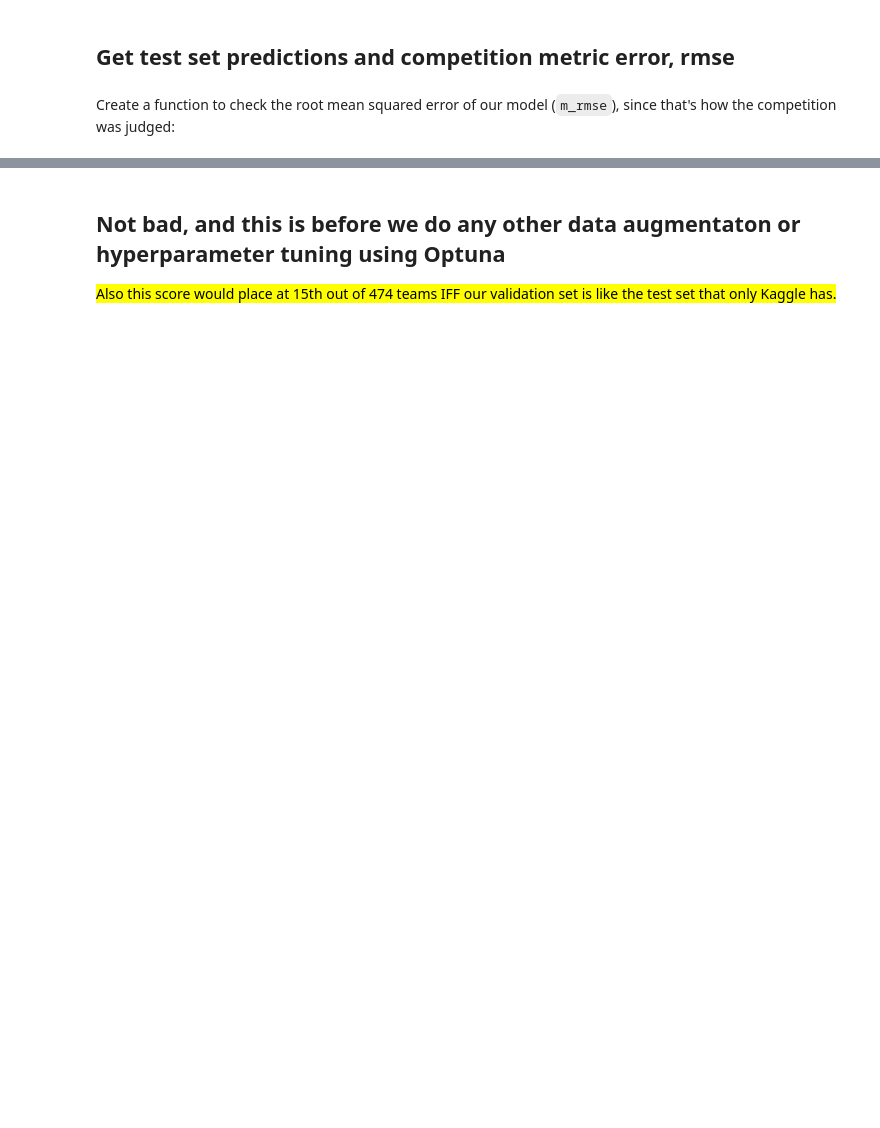
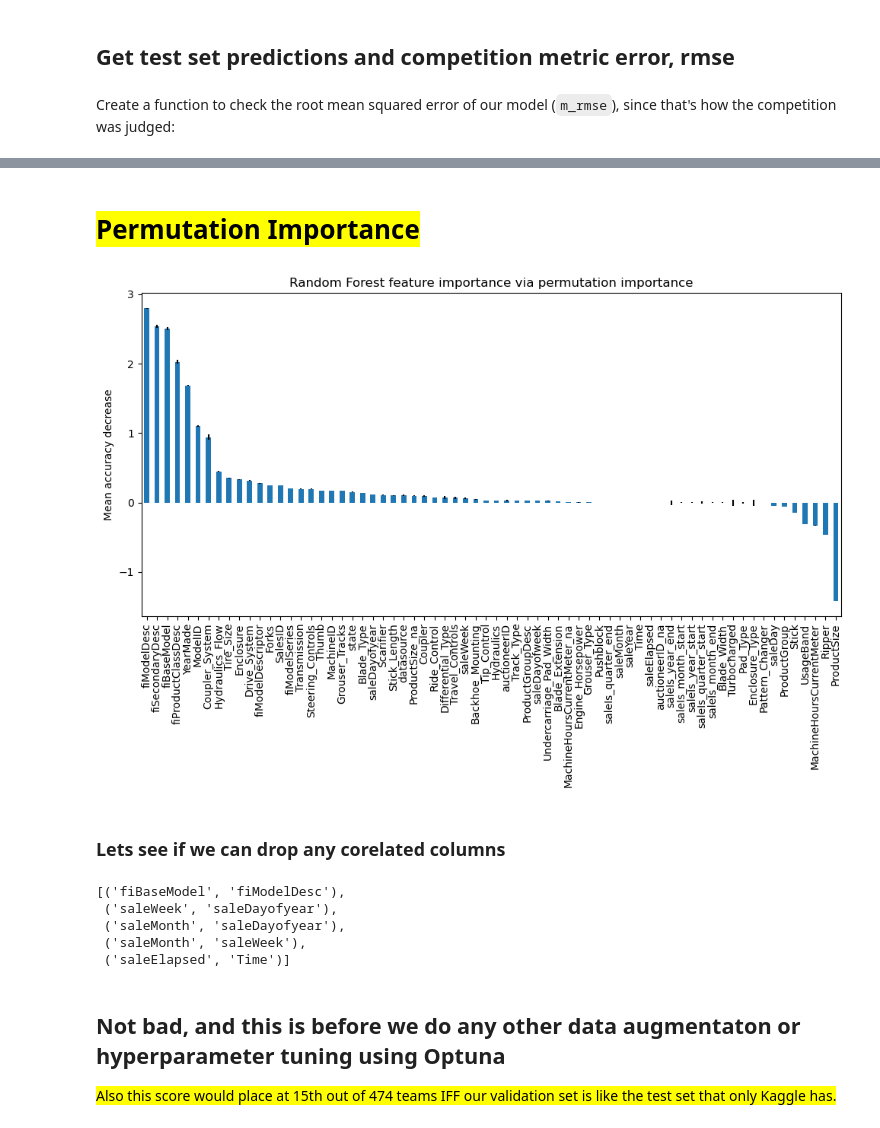
Before and after one commit to CNUClasses/DATA301_CODE, a Jupyter notebook: homework/bigiron.ipynb, the cells around one changed output, grey strips where cells are left out. Cells and saved outputs as stored; diff of their text form; code cells hidden in the pictures; blank space fills up the shorter version.

```diff
--- a/homework/bigiron.ipynb
+++ b/homework/bigiron.ipynb
@@ -334,0 +396,20 @@ r_mse(preds, valid_y)
+# %% [markdown]
+# <mark> Permutation Importance
+# %%
+from sklearn.inspection import permutation_importance
+feature_names=valid_xs.columns
+result = permutation_importance(
+    hm.model_2, valid_xs, valid_y[-len(valid_xs):], n_repeats=10, random_state=42, n_jobs=8, scoring=None)
+forest_importances = pd.Series(result.importances_mean, index=feature_names)
+# %%
+#plot em
+forest_importances = forest_importances.sort_values(ascending=False)
+
+fig, ax = plt.subplots(figsize=(10,7))
+forest_importances.plot.bar(yerr=result.importances_std, ax=ax)
+ax.set_title("Random Forest feature importance via permutation importance")
+ax.set_ylabel("Mean accuracy decrease")
+fig.tight_layout()
+plt.show()
+# %% [output]
+[figure, added]
@@ -334,0 +423,2 @@ r_mse(preds, valid_y)
+# %% [markdown]
+### Lets see if we can drop any corelated columns
@@ -335,3 +430,11 @@ r_mse(preds, valid_y)
+# %%
+ut.get_correlated_columns(xs_perm,correlation_threshold=.99)
+# %% [output]
+[('fiBaseModel', 'fiModelDesc'),
+ ('saleWeek', 'saleDayofyear'),
+ ('saleMonth', 'saleDayofyear'),
+ ('saleMonth', 'saleWeek'),
+ ('saleElapsed', 'Time')]
 # %% [markdown]
 ## Not bad, and this is before we do any other data augmentaton or hyperparameter tuning using Optuna
 
```
Also changed, not shown: parts of 35 cells of this notebook.
